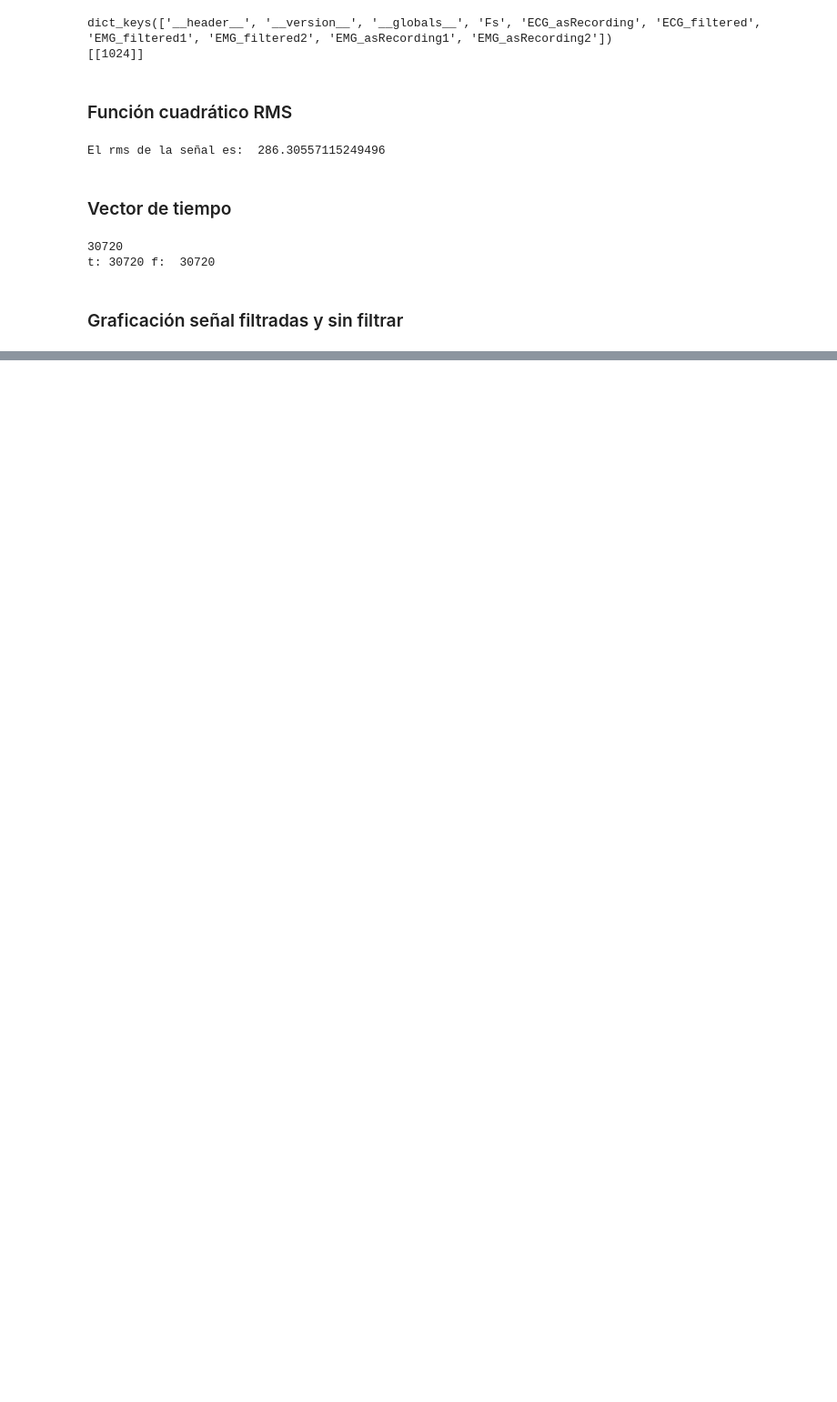
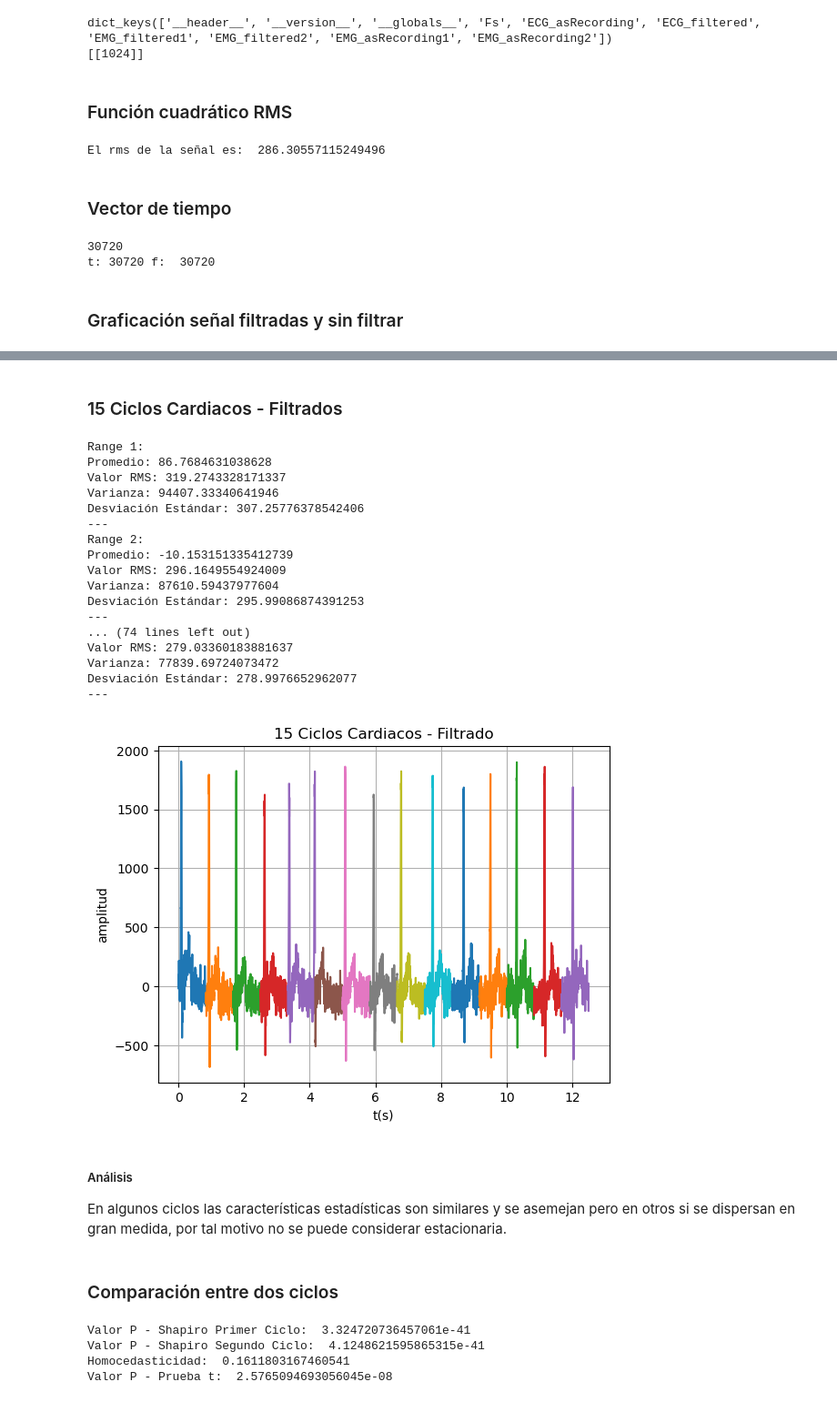
Before and after one commit to Arual1o/Lab_biosenales, a Jupyter notebook: Practica_3/P3_LauraVargas_IsabelaTrujillo.ipynb, the cells around one changed output, grey strips where cells are left out. Shown: that part at 91% size. Drawn from its saved outputs; the diff is of its cells as text; code cells hidden in the pictures; blank space fills up the shorter version.

```diff
--- a/Practica_3/P3_LauraVargas_IsabelaTrujillo.ipynb
+++ b/Practica_3/P3_LauraVargas_IsabelaTrujillo.ipynb
@@ -74,0 +161,74 @@ Se realiza un filtro pasa bandas, esto porque se disminuye la cantidad de datos
+# %% [markdown]
+### 15 Ciclos Cardiacos - Filtrados
+# %%
+
+for i in range(15):
+    inicio_ciclo = i * 853
+    fin_ciclo = inicio_ciclo + 853
+    c_cardiaco = ECGf[0][inicio_ciclo:fin_ciclo]
+    t = t2[inicio_ciclo:fin_ciclo]
+    plt.plot(t, c_cardiaco)
+    prom = np.mean(c_cardiaco)
+    rms = np.sqrt(np.mean(c_cardiaco**2))
+    vari = np.var(c_cardiaco)
+    dev_estandar = np.std(c_cardiaco)
+    print(f'Range {i+1}:')
+    print('Promedio:', prom)
+    print('Valor RMS:', rms)
+    print('Varianza:', vari)
+    print('Desviación Estándar:', dev_estandar)
+    print('---')
+
+plt.title('15 Ciclos Cardiacos - Filtrado')
+plt.xlabel('t(s)')
+plt.ylabel('amplitud')
+plt.grid()
+plt.show()
+# %% [output]
+Range 1:
+Promedio: 86.7684631038628
+Valor RMS: 319.2743328171337
+Varianza: 94407.33340641946
+Desviación Estándar: 307.25776378542406
+---
+Range 2:
+Promedio: -10.153151335412739
+Valor RMS: 296.1649554924009
+Varianza: 87610.59437977604
+Desviación Estándar: 295.99086874391253
+---
+... (74 lines left out)
+Valor RMS: 279.03360183881637
+Varianza: 77839.69724073472
+Desviación Estándar: 278.9976652962077
+---
+[figure, added]
+# %% [markdown]
+##### Análisis
+En algunos ciclos las características estadísticas son similares y se asemejan pero en otros si se dispersan en gran medida, por tal motivo no se puede considerar estacionaria.
+# %% [markdown]
+### Comparación entre dos ciclos
+# %%
+from scipy.stats import shapiro
+from scipy.stats import levene
+from scipy.stats import ttest_ind
+
+c1=ECGf[0][0:931]
+t1=t2[0:931]
+c2=ECGf[0][931:1765]
+t_2=t2[931:1765]
+shapiro1, p1 = sis.shapiro(c1)
+shapiro2, p2 = sis.shapiro(c2)
+print("Valor P - Shapiro Primer Ciclo: ",p1)
+print("Valor P - Shapiro Segundo Ciclo: ",p2)
+
+homoces, p3 = levene(c1,c2)
+print("Homocedasticidad: ",p3)
+
+valor_t, valor_p = ttest_ind(c1,c2)
+print("Valor P - Prueba t: ",valor_p)
+# %% [output]
+Valor P - Shapiro Primer Ciclo:  3.324720736457061e-41
+Valor P - Shapiro Segundo Ciclo:  4.1248621595865315e-41
+Homocedasticidad:  0.1611803167460541
+Valor P - Prueba t:  2.5765094693056045e-08
```
Also changed, not shown: parts of 17 cells of this notebook, 1 other file.
